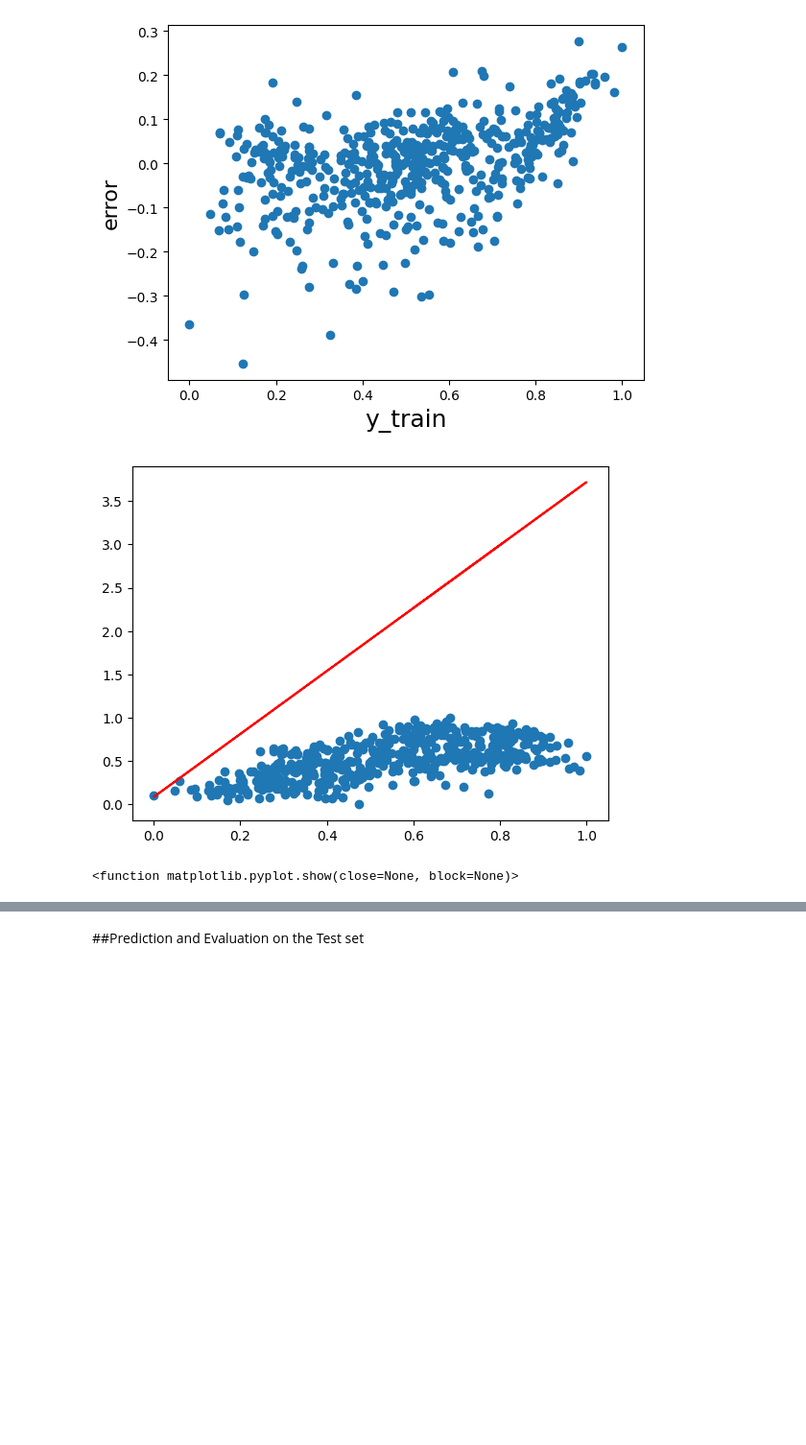
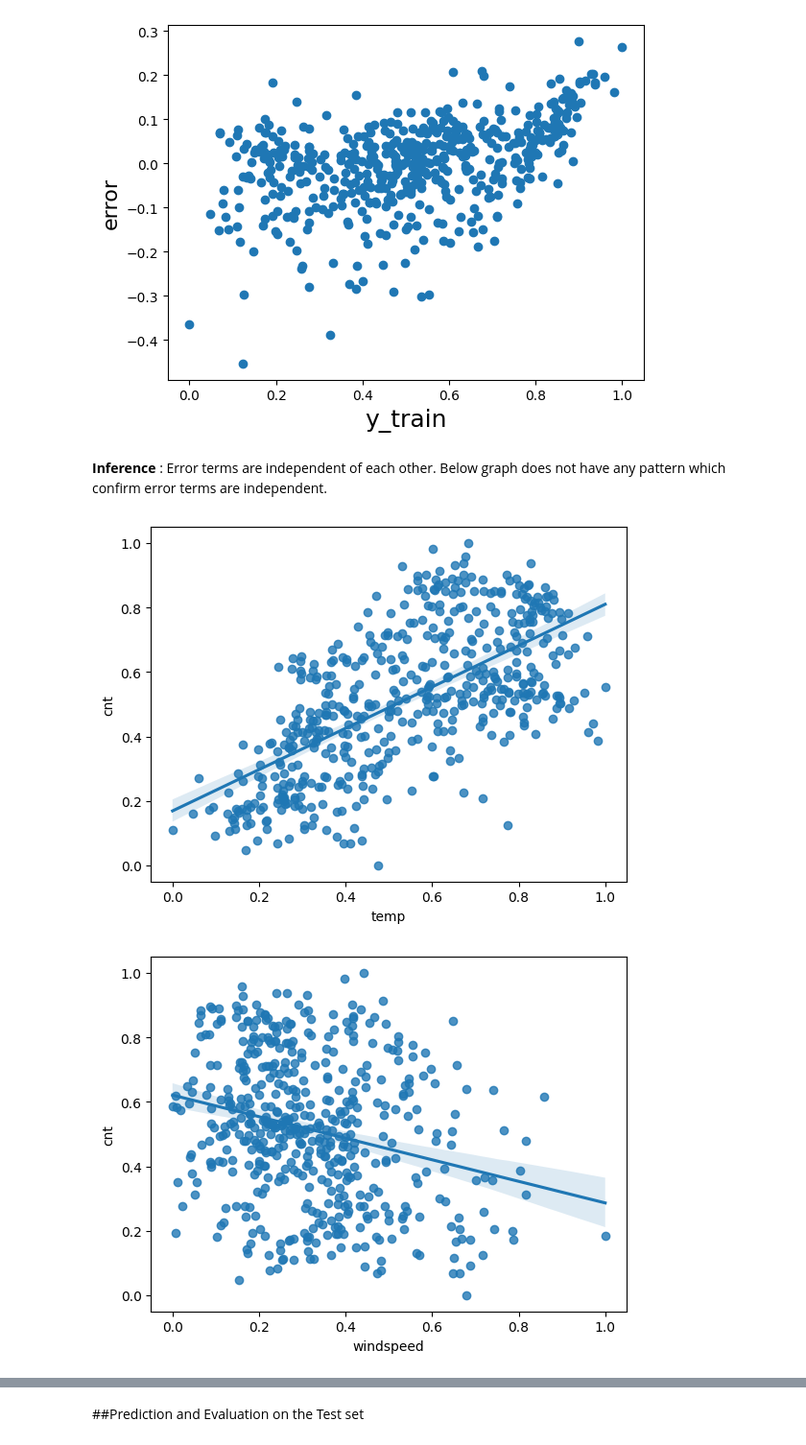
Before and after one commit to balu337/BikeRentRevenuePrediction, a Jupyter notebook: BikeRentalDemandPrediction.ipynb, the cells around one changed output, grey strips where cells are left out. Shown at 96% size. Drawn from its saved outputs; the diff is of its cells as text; code cells hidden in the pictures; blank space fills up the shorter version.

```diff
--- a/BikeRentalDemandPrediction.ipynb
+++ b/BikeRentalDemandPrediction.ipynb
@@ -954,18 +993,18 @@ plt.ylabel('error', fontsize=16)                          # Y-label
 # %% [output]
 Text(0, 0.5, 'error')
 [figure]
+# %% [markdown]
+**Inference** :   Error terms are independent of each other. Below graph does not have any pattern which confirm error terms are independent.
 # %%
 #sns.pairplot(x_train_sm_new)
 #question
-x= ['yr', 'holiday', 'temp', 'windspeed', 'light', 'summer', 'winter',
-       'Sep']
+x= [ 'temp', 'windspeed' ]
 
-fig = plt.figure()
-plt.scatter(x_train_sm_new['temp'],y_train)
-plt.plot(x_train_sm_new['temp'], 0.0875 + 3.63*x_train_sm_new['temp'], 'r')
-plt.show()
 
-plt.show
+for v in x:
+  fig = plt.figure()
+  sns.regplot( x= x_train_sm_new[v],y=y_train)
+  plt.show()
 # %% [output]
-[figure, old version]
+[figure, new version]
-<function matplotlib.pyplot.show(close=None, block=None)>
+[figure, added]
```
Also changed, not shown: parts of 28 cells of this notebook.
